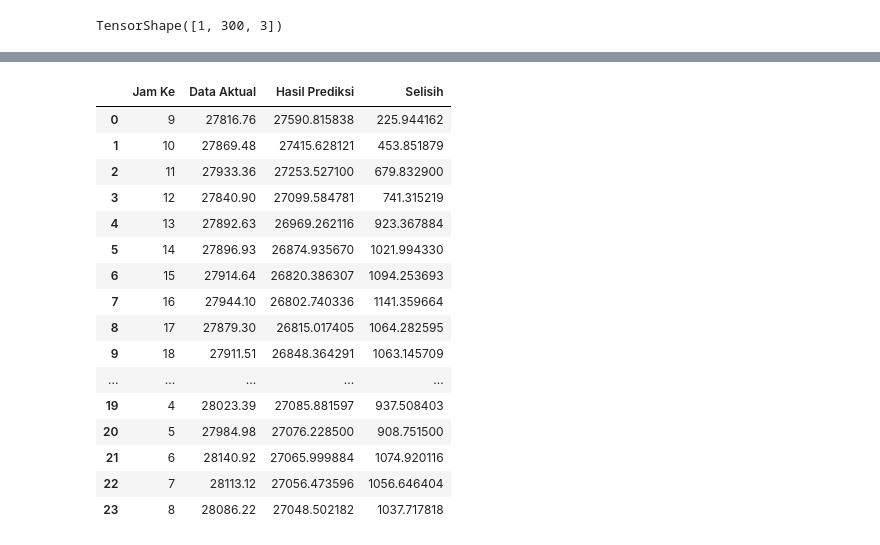
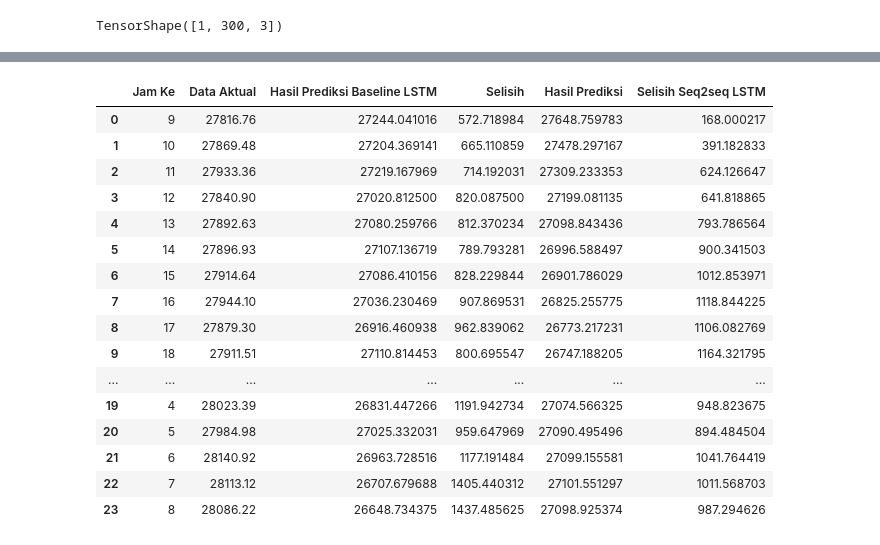
Before and after one commit to hendrimardani/timeseries_seq2seqlstm_custom_model, a Jupyter notebook: TimeSeries_Seq2SeqLSTM_Custom_Model.ipynb, the cells around one changed output, grey strips where cells are left out. Drawn from its saved outputs; the diff is of its cells as text; code cells hidden in the pictures.

```diff
--- a/TimeSeries_Seq2SeqLSTM_Custom_Model.ipynb
+++ b/TimeSeries_Seq2SeqLSTM_Custom_Model.ipynb
@@ -575,7 +591,7 @@ model_lstm_baseline.compile(
 
 history_lstm_baseline = model_lstm_baseline.fit(
     train_ds_multi,
-    epochs=12,
+    epochs=20,
     validation_data=val_ds_multi
 )
 # %% [output]
@@ -609,10 +624,8 @@ print(f"Min value : {min_price_feature}, Max value : {max_price_feature}")
 # %% [output]
 Min value : 3172.05, Max value : 68633.69
 # %%
-# Denormalisasi data
+# Denormalisasi data prediksi
 predicted_price_scaled = model_lstm_baseline.predict(test_ds_multi)
-predicted_price_ori = predicted_price_scaled * (max_price_feature - min_price_feature) + min_price_feature
-# Data terakhir tidak diambil karena pada saat pelatihan data pertama tidak terambil dikarenakan window size + horizon
-predicted_price = predicted_price_ori[:-1]
-predicted_price
+predicted_price_baseline_lstm = predicted_price_scaled * (max_price_feature - min_price_feature) + min_price_feature
+predicted_price_baseline_lstm
 # %% [output]
@@ -640,5 +646,5 @@ predicted_price.shape
 # %%
-# Ambil data target price
-predicted_price = predicted_price[:, 0]
-predicted_price.shape
+# Ambil data target price dengan horizon
+predicted_price_baseline_lstm = predicted_price_baseline_lstm[0, :]
+predicted_price_baseline_lstm
 # %% [output]
@@ -650,0 +673,5 @@ array([27531.28, 27593.34, 27589.64, ..., 28604.09, 28649.65, 28713.71])
+# %%
+for (encoder_in, decoder_in), decoder_target in test_ds_multi.take(11):
+    sample_encoder_input = encoder_in[0:1] # Ambil 1 sampel, shape: (1, 300, 3)
+    sample_decoder_target = decoder_target[0] # Target sebenarnya, shape: (24, 1)
+sample_decoder_target
@@ -1143,7 +1209,7 @@ num_features = dummy_encoder_input.shape[-1]
 # Ambil satu batch dari data uji untuk demonstrasi
 for (encoder_in, decoder_in), decoder_target in test_ds_multi.take(11):
     sample_encoder_input = encoder_in[0:1] # Ambil 1 sampel, shape: (1, 300, 3)
-    sample_decoder_target = decoder_target[0] # Target sebenarnya, shape: (5, 1)
+    sample_decoder_target = decoder_target[0] # Target sebenarnya, shape: (24, 1)
 
 # Lakukan prediksi
 predicted_sequence_scaled = predict_sequence_attention(
@@ -1154,7 +1220,7 @@ predicted_sequence_scaled = predict_sequence_attention(
 # Untuk prediksi
 dummy_array_pred = np.zeros((len(predicted_sequence_scaled), num_features))
 dummy_array_pred[:, 0] = predicted_sequence_scaled
-predicted_price = scaler.inverse_transform(dummy_array_pred)[:, 0]
+predicted_price_seq2seqlstm = scaler.inverse_transform(dummy_array_pred)[:, 0]
 
 # Untuk data aktual
 dummy_array_actual = np.zeros((len(sample_decoder_target), num_features))
@@ -1164,7 +1230,9 @@ actual_price = scaler.inverse_transform(dummy_array_actual)[:, 0]
 pd.DataFrame({
     "Jam Ke": df.index.hour[:HORIZON],
     "Data Aktual": actual_price.flatten(),
-    "Hasil Prediksi": predicted_price.flatten(),
-    "Selisih": actual_price.flatten() - predicted_price.flatten()
+    "Hasil Prediksi Baseline LSTM": predicted_price_baseline_lstm,
+    "Selisih": actual_price - predicted_price_baseline_lstm,
+    "Hasil Prediksi": predicted_price_seq2seqlstm.flatten(),
+    "Selisih Seq2seq LSTM": actual_price.flatten() - predicted_price_seq2seqlstm.flatten()
 })
 # %% [output]
@@ -1172,20 +1240,20 @@ pd.DataFrame({
-|  | Jam Ke | Data Aktual | Hasil Prediksi | Selisih |
-| 0 | 9 | 27816.76 | 27590.815838 | 225.944162 |
-| 1 | 10 | 27869.48 | 27415.628121 | 453.851879 |
-| 2 | 11 | 27933.36 | 27253.527100 | 679.832900 |
-| 3 | 12 | 27840.90 | 27099.584781 | 741.315219 |
-| 4 | 13 | 27892.63 | 26969.262116 | 923.367884 |
-| 5 | 14 | 27896.93 | 26874.935670 | 1021.994330 |
-| 6 | 15 | 27914.64 | 26820.386307 | 1094.253693 |
-| 7 | 16 | 27944.10 | 26802.740336 | 1141.359664 |
-| 8 | 17 | 27879.30 | 26815.017405 | 1064.282595 |
-| 9 | 18 | 27911.51 | 26848.364291 | 1063.145709 |
-| ... | ... | ... | ... | ... |
-| 19 | 4 | 28023.39 | 27085.881597 | 937.508403 |
-| 20 | 5 | 27984.98 | 27076.228500 | 908.751500 |
-| 21 | 6 | 28140.92 | 27065.999884 | 1074.920116 |
-| 22 | 7 | 28113.12 | 27056.473596 | 1056.646404 |
-| 23 | 8 | 28086.22 | 27048.502182 | 1037.717818 |
+|  | Jam Ke | Data Aktual | Hasil Prediksi Baseline LSTM | Selisih | Hasil Prediksi | Selisih Seq2seq LSTM |
+| 0 | 9 | 27816.76 | 27244.041016 | 572.718984 | 27648.759783 | 168.000217 |
+| 1 | 10 | 27869.48 | 27204.369141 | 665.110859 | 27478.297167 | 391.182833 |
+| 2 | 11 | 27933.36 | 27219.167969 | 714.192031 | 27309.233353 | 624.126647 |
+| 3 | 12 | 27840.90 | 27020.812500 | 820.087500 | 27199.081135 | 641.818865 |
+| 4 | 13 | 27892.63 | 27080.259766 | 812.370234 | 27098.843436 | 793.786564 |
+| 5 | 14 | 27896.93 | 27107.136719 | 789.793281 | 26996.588497 | 900.341503 |
+| 6 | 15 | 27914.64 | 27086.410156 | 828.229844 | 26901.786029 | 1012.853971 |
+| 7 | 16 | 27944.10 | 27036.230469 | 907.869531 | 26825.255775 | 1118.844225 |
+| 8 | 17 | 27879.30 | 26916.460938 | 962.839062 | 26773.217231 | 1106.082769 |
+| 9 | 18 | 27911.51 | 27110.814453 | 800.695547 | 26747.188205 | 1164.321795 |
+| ... | ... | ... | ... | ... | ... | ... |
+| 19 | 4 | 28023.39 | 26831.447266 | 1191.942734 | 27074.566325 | 948.823675 |
+| 20 | 5 | 27984.98 | 27025.332031 | 959.647969 | 27090.495496 | 894.484504 |
+| 21 | 6 | 28140.92 | 26963.728516 | 1177.191484 | 27099.155581 | 1041.764419 |
+| 22 | 7 | 28113.12 | 26707.679688 | 1405.440312 | 27101.551297 | 1011.568703 |
+| 23 | 8 | 28086.22 | 26648.734375 | 1437.485625 | 27098.925374 | 987.294626 |
 # %%
 # Visualisasi Hasil
 plt.figure(figsize=(12, 6))
```
Also changed, not shown: parts of 22 cells of this notebook.
